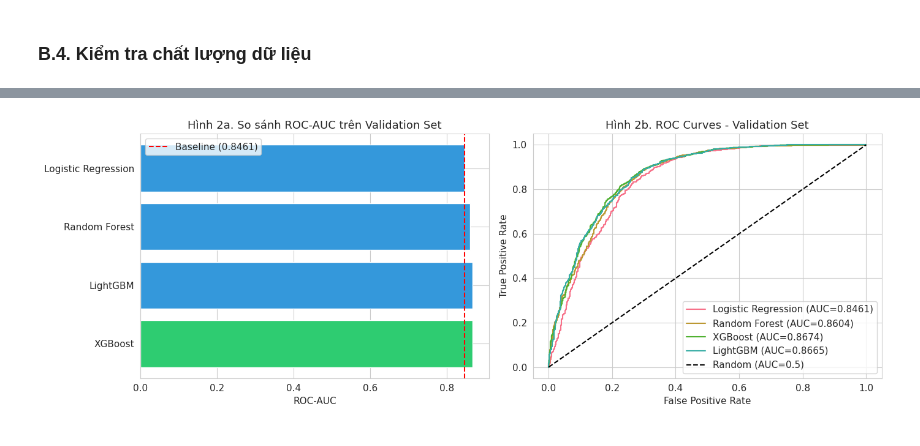
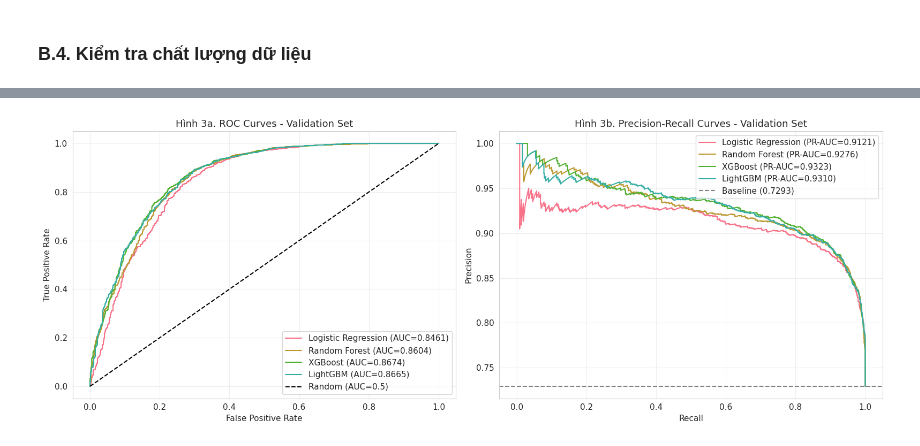
Before and after one commit to b28dbca4/Clinical-Trial-Failure-Prediction, a Jupyter notebook: notebooks/05_modeling.ipynb, the cells around one changed output, grey strips where cells are left out. Saved outputs shown, nothing was run; the diff lists cells and outputs as text; code cells hidden in the pictures.

```diff
--- a/notebooks/05_modeling.ipynb
+++ b/notebooks/05_modeling.ipynb
@@ -211,6 +241,18 @@ print("\nDanh sách features theo nhóm:")
 for group_name, group_info in feature_dict['feature_groups'].items():
     features_in_group = [f for f in group_info['features'] if f in all_features]
     print(f"  - {group_name.upper()}: {len(features_in_group)} features")
+
+print("\n" + "="*60)
+print("PHÂN TÍCH MẤT CÂN BẰNG LỚP (CLASS IMBALANCE)")
+print("="*60)
+for name, y in [('Train', y_train), ('Val', y_val), ('Test', y_test)]:
+    n_fail = (y == 0).sum()
+    n_success = (y == 1).sum()
+    ratio = n_success / n_fail if n_fail > 0 else 0
+    print(f"\n{name}:")
+    print(f"  - Thất bại (0): {n_fail:,} ({n_fail/len(y)*100:.1f}%)")
+    print(f"  - Thành công (1): {n_success:,} ({n_success/len(y)*100:.1f}%)")
+    print(f"  - Tỷ lệ Success/Fail: {ratio:.2f}:1")
 # %% [output]
 Kiểm tra chất lượng dữ liệu
 
@@ -497,54 +757,60 @@ So sánh với Baseline: ROC-AUC 0.8665 (Baseline: 0.8461, Delta = +0.0203)
 # %%
-print("So sánh tổng hợp các mô hình")
+print("="*60)
+print("SO SÁNH TOÀN DIỆN CÁC MÔ HÌNH")
+print("="*60)
 
-model_comparison = pd.DataFrame({
-    'Model': ['Logistic Regression', 'Random Forest', 'XGBoost', 'LightGBM'],
-    'ROC-AUC (Val)': [baseline_auc, rf_auc, xgb_auc, lgb_auc],
-    'F1-Score (Val)': [baseline_f1, rf_f1, xgb_f1, lgb_f1],
-    'Accuracy (Val)': [
-        accuracy_score(y_val, y_val_pred_lr),
-        accuracy_score(y_val, y_val_pred_rf),
-        accuracy_score(y_val, y_val_pred_xgb),
-        accuracy_score(y_val, y_val_pred_lgb)
-    ]
-})
+all_models_dict = {
+    'Logistic Regression': lr_model,
+    'Random Forest': rf_model,
+    'XGBoost': xgb_model,
+    'LightGBM': lgb_model
+}
 
-model_comparison['Delta vs Baseline'] = model_comparison['ROC-AUC (Val)'] - baseline_auc
-model_comparison = model_comparison.sort_values('ROC-AUC (Val)', ascending=False)
+models_proba = {
+    'Logistic Regression': y_val_proba_lr,
+    'Random Forest': y_val_proba_rf,
+    'XGBoost': y_val_proba_xgb,
+    'LightGBM': y_val_proba_lgb
+}
 
-print("\nBảng so sánh hiệu suất:")
-print(model_comparison.to_string(index=False))
+multi_metric_df = compare_models_comprehensive(all_models_dict, X_val, y_val)
+print("\nBảng so sánh đa chiều trên Validation Set:")
+display_cols = ['model', 'roc_auc', 'pr_auc', 'f1_pos', 'recall_pos', 'precision_pos', 'balanced_accuracy', 'mcc']
+available_cols = [c for c in display_cols if c in multi_metric_df.columns]
+print(multi_metric_df[available_cols].to_string(index=False))
 
-best_model_name = model_comparison.iloc[0]['Model']
-best_auc = model_comparison.iloc[0]['ROC-AUC (Val)']
-print(f"\nMô hình tốt nhất: {best_model_name} với ROC-AUC = {best_auc:.4f}")
+best_pr_auc = multi_metric_df['pr_auc'].max()
+best_model_name = multi_metric_df.loc[multi_metric_df['pr_auc'].idxmax(), 'model']
+print(f"\nMô hình tốt nhất (theo PR-AUC): {best_model_name} ({best_pr_auc:.4f})")
 
-fig, axes = plt.subplots(1, 2, figsize=(14, 5))
+fig, axes = plt.subplots(1, 2, figsize=(16, 6))
 
-ax1 = axes[0]
-colors = ['#2ecc71' if m == best_model_name else '#3498db' for m in model_comparison['Model']]
-ax1.barh(model_comparison['Model'], model_comparison['ROC-AUC (Val)'], color=colors)
-ax1.set_xlabel('ROC-AUC')
-ax1.set_title('Hình 2a. So sánh ROC-AUC trên Validation Set')
-ax1.axvline(x=baseline_auc, color='red', linestyle='--', label=f'Baseline ({baseline_auc:.4f})')
-ax1.legend()
-
-ax2 = axes[1]
-for name, y_proba in [('Logistic Regression', y_val_proba_lr),
-                       ('Random Forest', y_val_proba_rf),
-                       ('XGBoost', y_val_proba_xgb),
-                       ('LightGBM', y_val_proba_lgb)]:
+for name, y_proba in models_proba.items():
     fpr, tpr, _ = roc_curve(y_val, y_proba)
     auc = roc_auc_score(y_val, y_proba)
-    ax2.plot(fpr, tpr, label=f'{name} (AUC={auc:.4f})')
+    axes[0].plot(fpr, tpr, label=f'{name} (AUC={auc:.4f})')
 
-ax2.plot([0, 1], [0, 1], 'k--', label='Random (AUC=0.5)')
-ax2.set_xlabel('False Positive Rate')
-ax2.set_ylabel('True Positive Rate')
-ax2.set_title('Hình 2b. ROC Curves - Validation Set')
-ax2.legend(loc='lower right')
+axes[0].plot([0, 1], [0, 1], 'k--', label='Random (AUC=0.5)')
+axes[0].set_xlabel('False Positive Rate')
+axes[0].set_ylabel('True Positive Rate')
+axes[0].set_title('Hình 3a. ROC Curves - Validation Set')
+axes[0].legend(loc='lower right')
+axes[0].grid(True, alpha=0.3)
+
+for name, y_proba in models_proba.items():
+    precision_curve, recall_curve, _ = precision_recall_curve(y_val, y_proba)
+    pr_auc = average_precision_score(y_val, y_proba)
+    axes[1].plot(recall_curve, precision_curve, label=f'{name} (PR-AUC={pr_auc:.4f})')
+
+baseline_pr = y_val.mean()
+axes[1].axhline(y=baseline_pr, color='gray', linestyle='--', label=f'Baseline ({baseline_pr:.4f})')
+axes[1].set_xlabel('Recall')
+axes[1].set_ylabel('Precision')
+axes[1].set_title('Hình 3b. Precision-Recall Curves - Validation Set')
+axes[1].legend(loc='upper right')
+axes[1].grid(True, alpha=0.3)
 
 plt.tight_layout()
-plt.savefig(FIGURES_DIR / 'fig2_model_comparison.png', dpi=150, bbox_inches='tight')
+plt.savefig(FIGURES_DIR / 'fig3_model_comparison_curves.png', dpi=150, bbox_inches='tight')
 plt.show()
 # %% [output]
@@ -561,2 +829,2 @@ Mô hình tốt nhất: XGBoost với ROC-AUC = 0.8674
-[figure, old version]
+[figure, new version]
 # %% [markdown]
```
Also changed, not shown: parts of 68 cells of this notebook, 21 other files.
